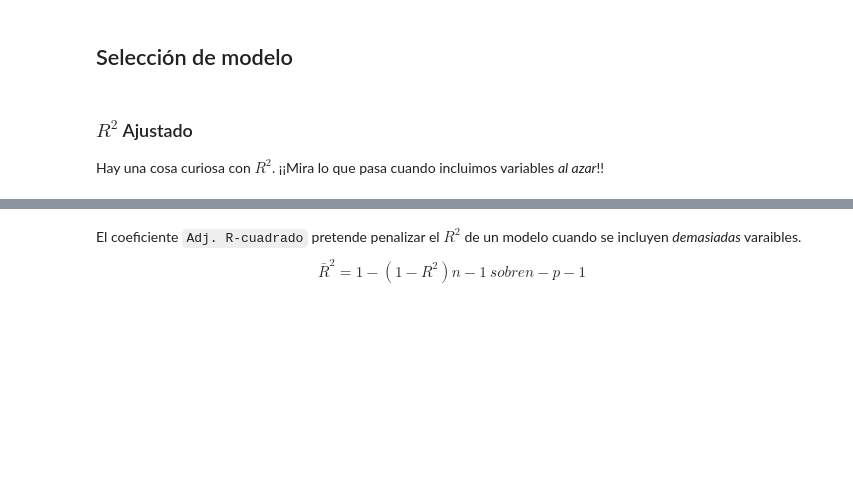
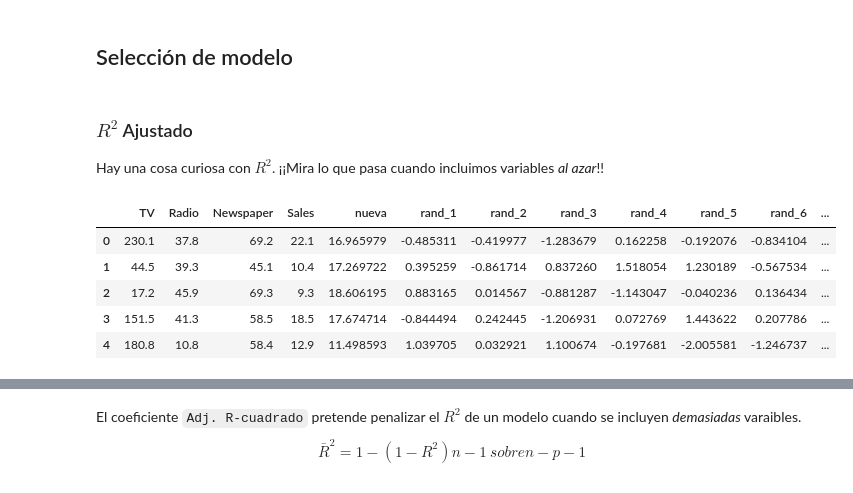
Before and after one commit to Ironhack-Data-Madrid-Mayo-2021/Classroom-Materials, a Jupyter notebook: week_06/03-linear_regression.ipynb, the cells around one changed output, grey strips where cells are left out. Saved outputs shown, nothing was run; the diff lists cells and outputs as text; code cells hidden in the pictures; blank space fills up the shorter version.

```diff
--- a/week_06/03-linear_regression.ipynb
+++ b/week_06/03-linear_regression.ipynb
@@ -463,0 +790,9 @@ Hay una cosa curiosa con $R^2$. ¡¡Mira lo que pasa cuando incluimos variables
+# %%
+df_adv.head()
+# %% [output]
+|  | TV | Radio | Newspaper | Sales | nueva | rand_1 | rand_2 | rand_3 | rand_4 | rand_5 | rand_6 | ... |
+| 0 | 230.1 | 37.8 | 69.2 | 22.1 | 16.965979 | -0.485311 | -0.419977 | -1.283679 | 0.162258 | -0.192076 | -0.834104 | ... |
+| 1 | 44.5 | 39.3 | 45.1 | 10.4 | 17.269722 | 0.395259 | -0.861714 | 0.837260 | 1.518054 | 1.230189 | -0.567534 | ... |
+| 2 | 17.2 | 45.9 | 69.3 | 9.3 | 18.606195 | 0.883165 | 0.014567 | -0.881287 | -1.143047 | -0.040236 | 0.136434 | ... |
+| 3 | 151.5 | 41.3 | 58.5 | 18.5 | 17.674714 | -0.844494 | 0.242445 | -1.206931 | 0.072769 | 1.443622 | 0.207786 | ... |
+| 4 | 180.8 | 10.8 | 58.4 | 12.9 | 11.498593 | 1.039705 | 0.032921 | 1.100674 | -0.197681 | -2.005581 | -1.246737 | ... |
```
Also changed, not shown: parts of 59 cells of this notebook.
